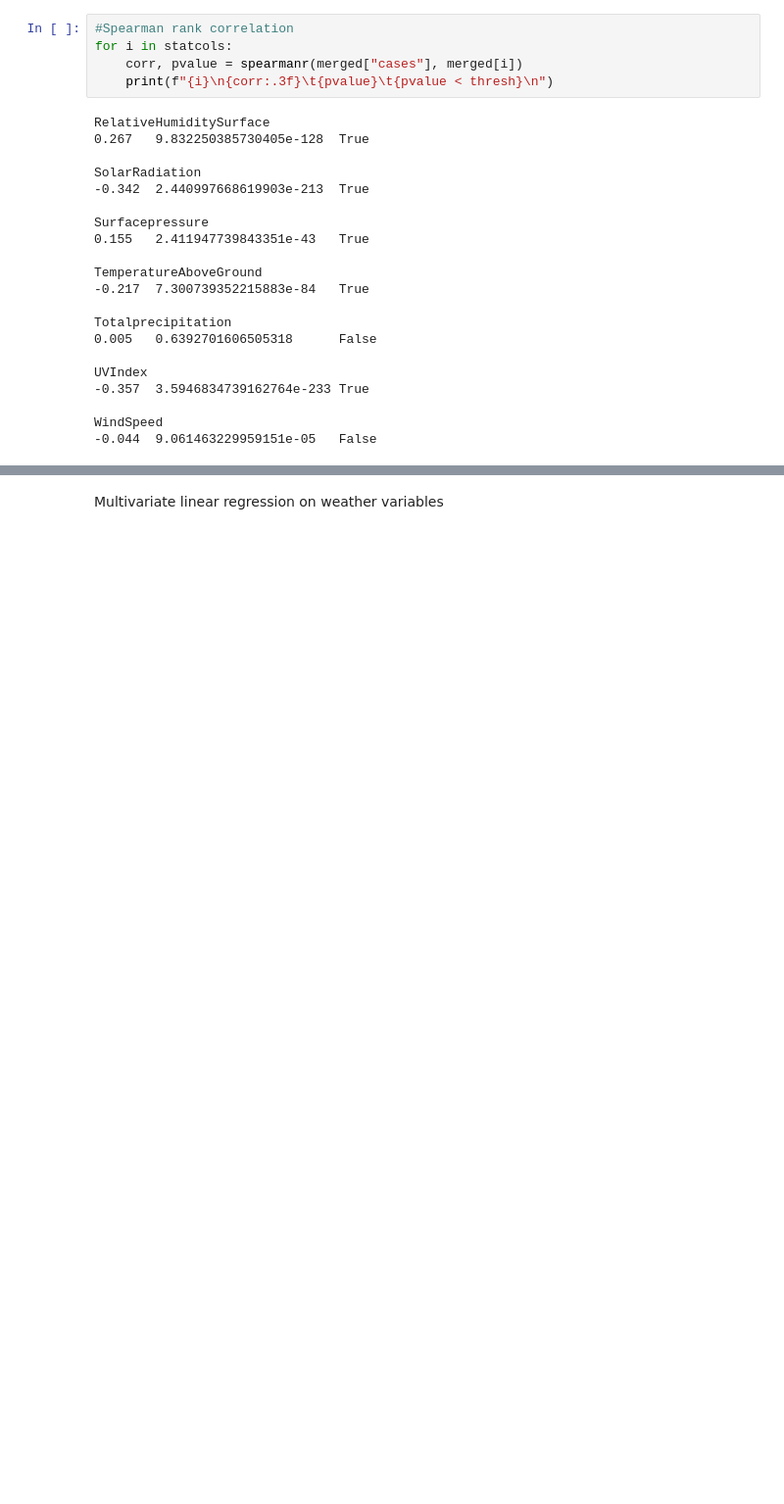
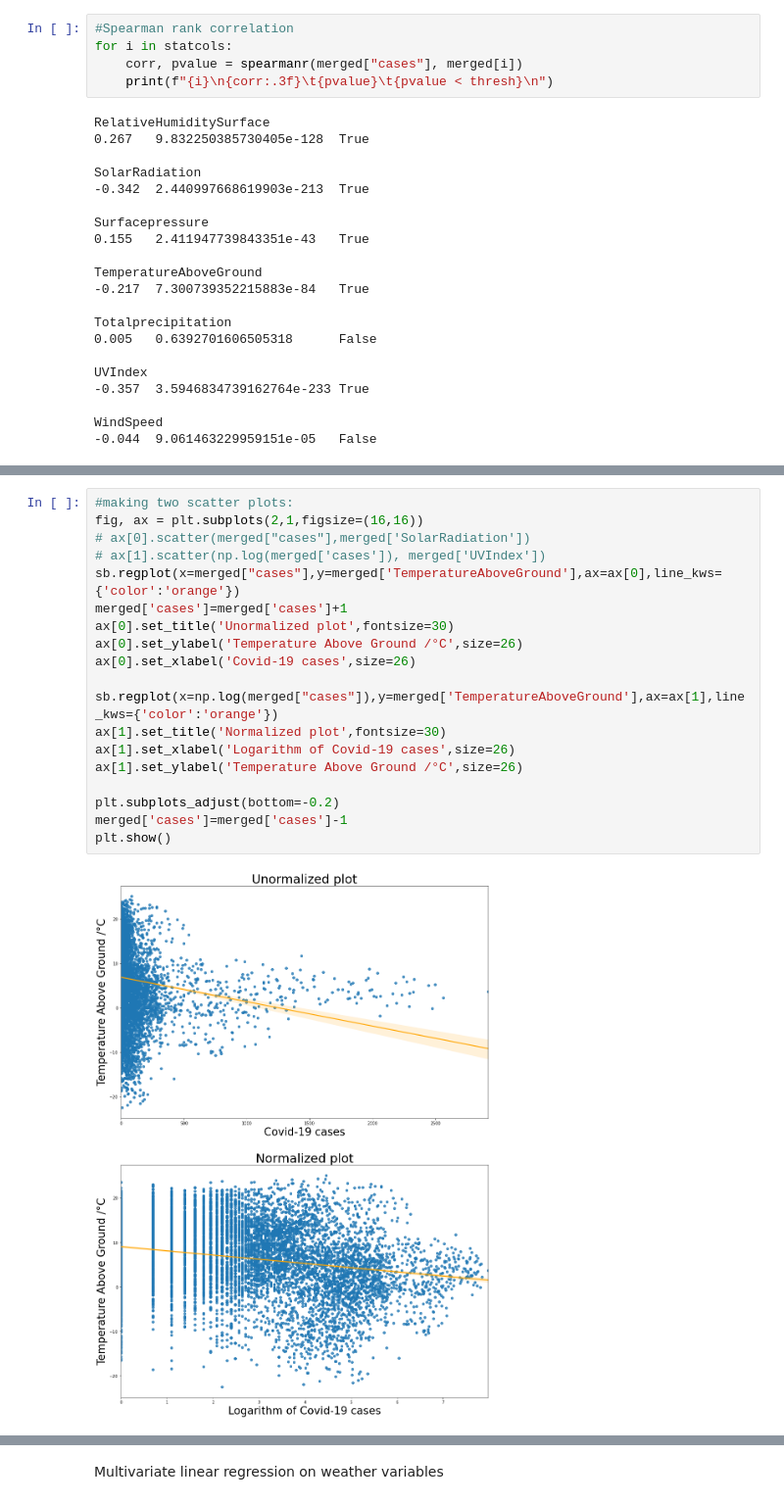
Before and after one commit to Ivpe1975/fyp2021p02g07, a Jupyter notebook: notebooks/DataAnalysis.ipynb, the cells around one changed output, grey strips where cells are left out. Shown at 98% size. Cells and saved outputs as stored; diff of their text form; blank space fills up the shorter version.

```diff
--- a/notebooks/DataAnalysis.ipynb
+++ b/notebooks/DataAnalysis.ipynb
@@ -655,0 +706,21 @@ WindSpeed
+# %%
+#making two scatter plots:
+fig, ax = plt.subplots(2,1,figsize=(16,16))
+# ax[0].scatter(merged["cases"],merged['SolarRadiation'])
+# ax[1].scatter(np.log(merged['cases']), merged['UVIndex'])
+sb.regplot(x=merged["cases"],y=merged['TemperatureAboveGround'],ax=ax[0],line_kws={'color':'orange'})
+merged['cases']=merged['cases']+1
+ax[0].set_title('Unormalized plot',fontsize=30)
+ax[0].set_ylabel('Temperature Above Ground /°C',size=26)
+ax[0].set_xlabel('Covid-19 cases',size=26)
+
+sb.regplot(x=np.log(merged["cases"]),y=merged['TemperatureAboveGround'],ax=ax[1],line_kws={'color':'orange'})
+ax[1].set_title('Normalized plot',fontsize=30)
+ax[1].set_xlabel('Logarithm of Covid-19 cases',size=26)
+ax[1].set_ylabel('Temperature Above Ground /°C',size=26)
+
+plt.subplots_adjust(bottom=-0.2)
+merged['cases']=merged['cases']-1
+plt.show()
+# %% [output]
+[figure, added]
```
Also changed, not shown: parts of 24 cells of this notebook.
